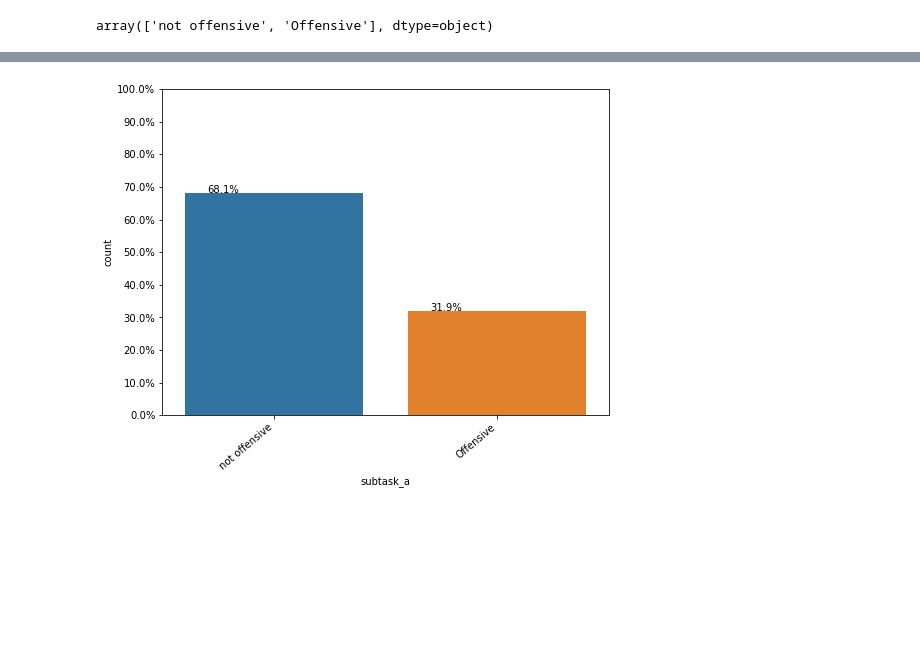
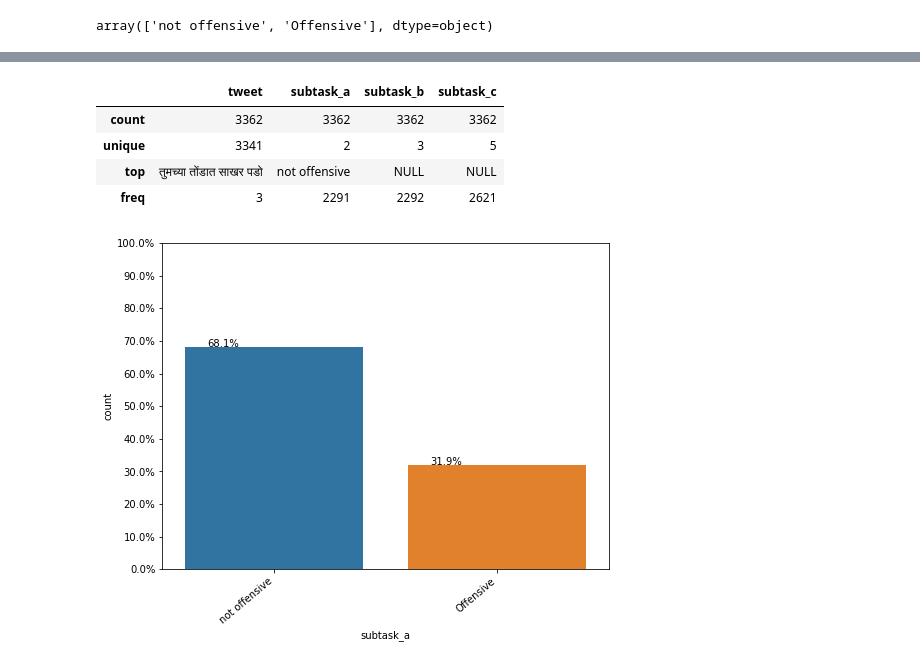
Before and after one commit to prajwal2495/Detect_offensive_tweets, a Jupyter notebook: Experiments - Prajwal/Jupyter Notebook/Simple statistics.ipynb, the cells around one changed output, grey strips where cells are left out. Saved outputs shown, nothing was run; the diff lists cells and outputs as text; code cells hidden in the pictures; blank space fills up the shorter version.

```diff
--- a/Experiments - Prajwal/Jupyter Notebook/Simple statistics.ipynb
+++ b/Experiments - Prajwal/Jupyter Notebook/Simple statistics.ipynb
@@ -89,3 +87,11 @@ properClasses = pd.read_csv('../Data/MOLDV2.csv')
+# %%
+data.describe()
+# %% [output]
+|  | tweet | subtask_a | subtask_b | subtask_c |
+| count | 3362 | 3362 | 3362 | 3362 |
+| unique | 3341 | 2 | 3 | 5 |
+| top | तुमच्या तोंडात साखर पडो | not offensive | NULL | NULL |
+| freq | 3 | 2291 | 2292 | 2621 |
 # %%
 plt.figure(figsize=(8,6))
 Y = data['subtask_a']
```
Also changed, not shown: parts of 13 cells of this notebook.
